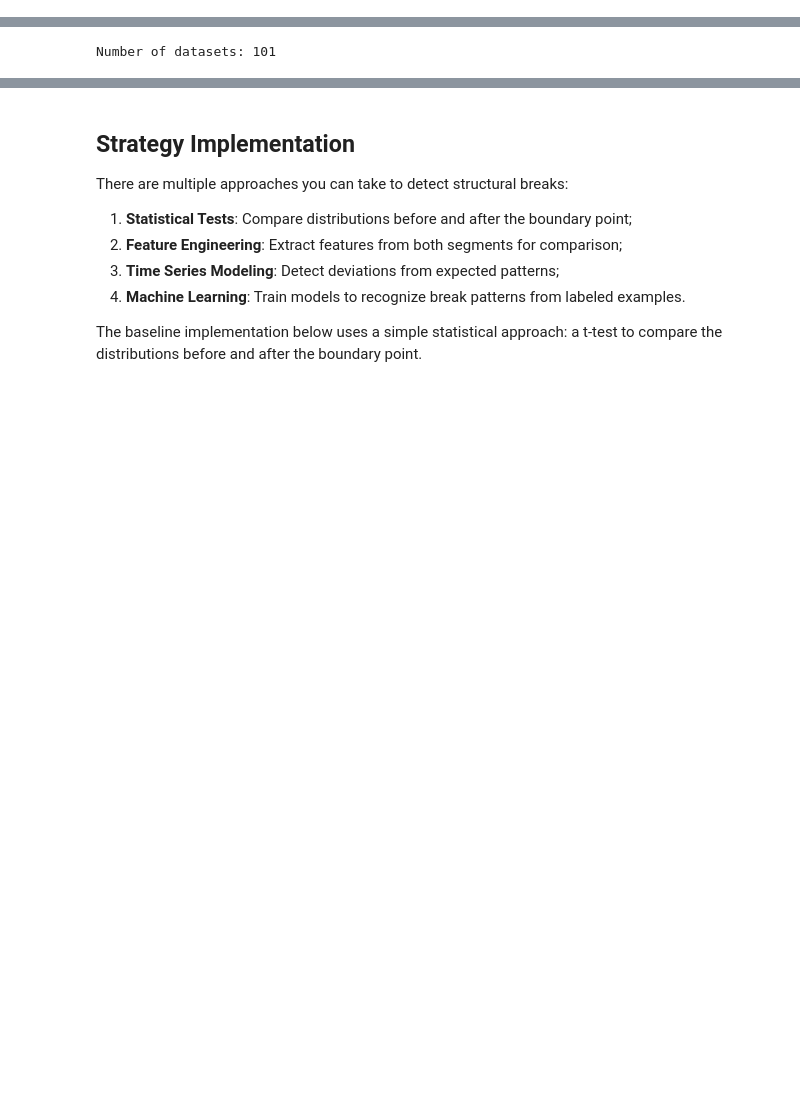
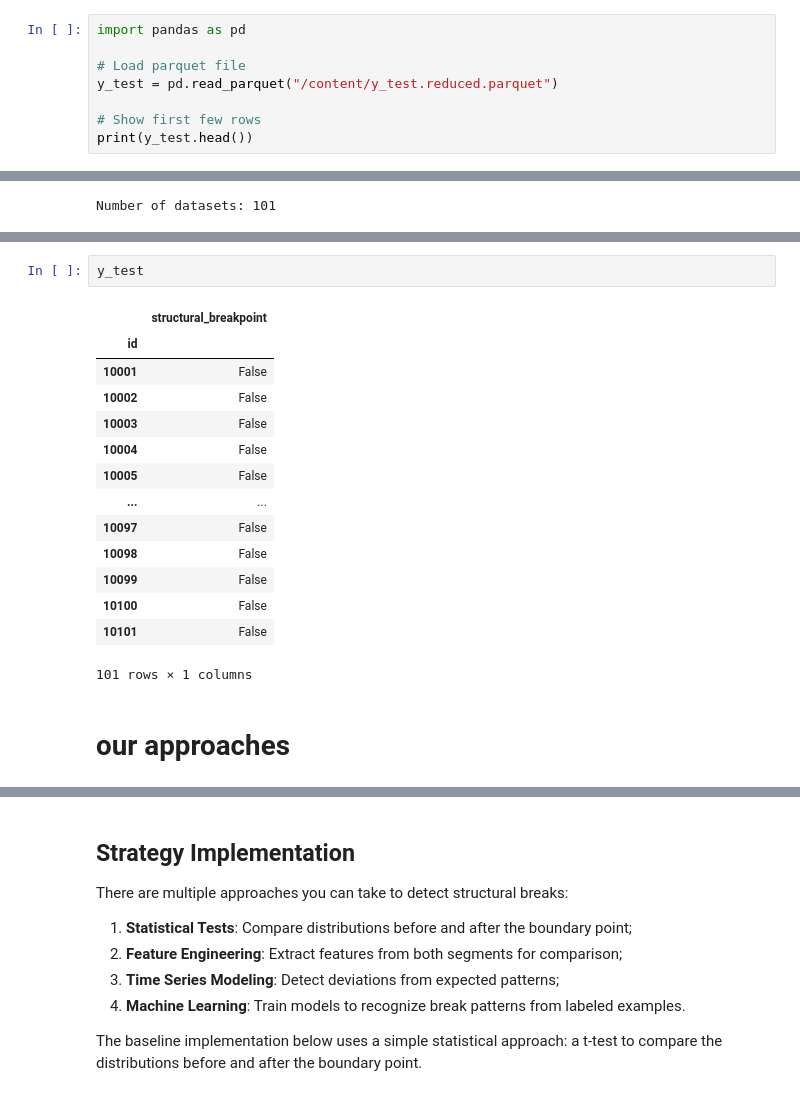
Before and after one commit to hammadali1805/es, a Jupyter notebook: competitions/structural-break/quickstarters/baseline/baseline.ipynb, the cells around one changed output, grey strips where cells are left out. Cells and saved outputs as stored; diff of their text form; blank space fills up the shorter version.

```diff
--- a/competitions/structural-break/quickstarters/baseline/baseline.ipynb
+++ b/competitions/structural-break/quickstarters/baseline/baseline.ipynb
@@ -87,0 +104,8 @@ X_train, y_train, X_test = crunch.load_data()
+# %%
+import pandas as pd
+
+# Load parquet file
+y_test = pd.read_parquet("/content/y_test.reduced.parquet")
+
+# Show first few rows
+print(y_test.head())
@@ -169,0 +208,19 @@ X_test[0]
+# %%
+y_test
+# %% [output]
+|  | structural_breakpoint |
+| id |  |
+| 10001 | False |
+| 10002 | False |
+| 10003 | False |
+| 10004 | False |
+| 10005 | False |
+| ... | ... |
+| 10097 | False |
+| 10098 | False |
+| 10099 | False |
+| 10100 | False |
+| 10101 | False |
+101 rows × 1 columns
+# %% [markdown]
+# our approaches
```
Also changed, not shown: parts of 9 cells of this notebook.
